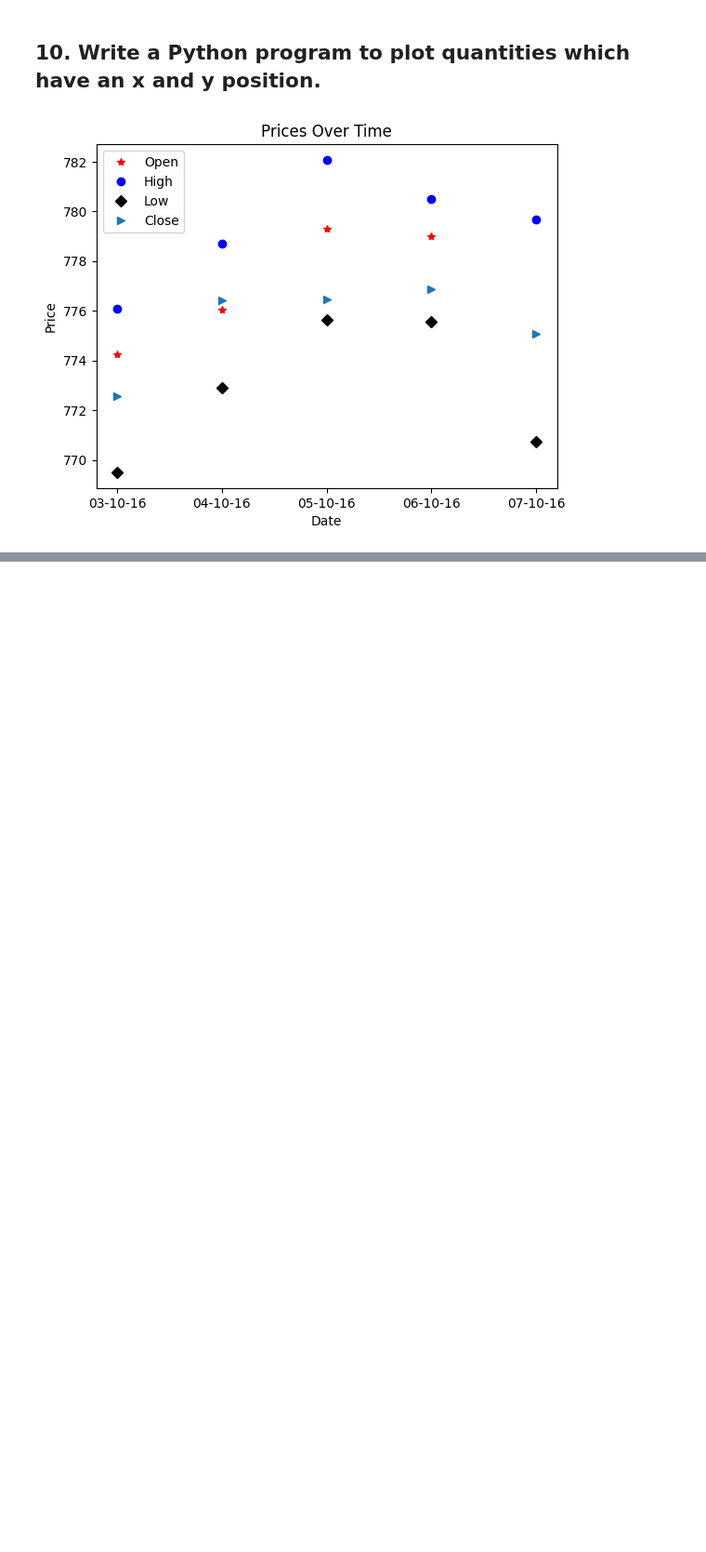
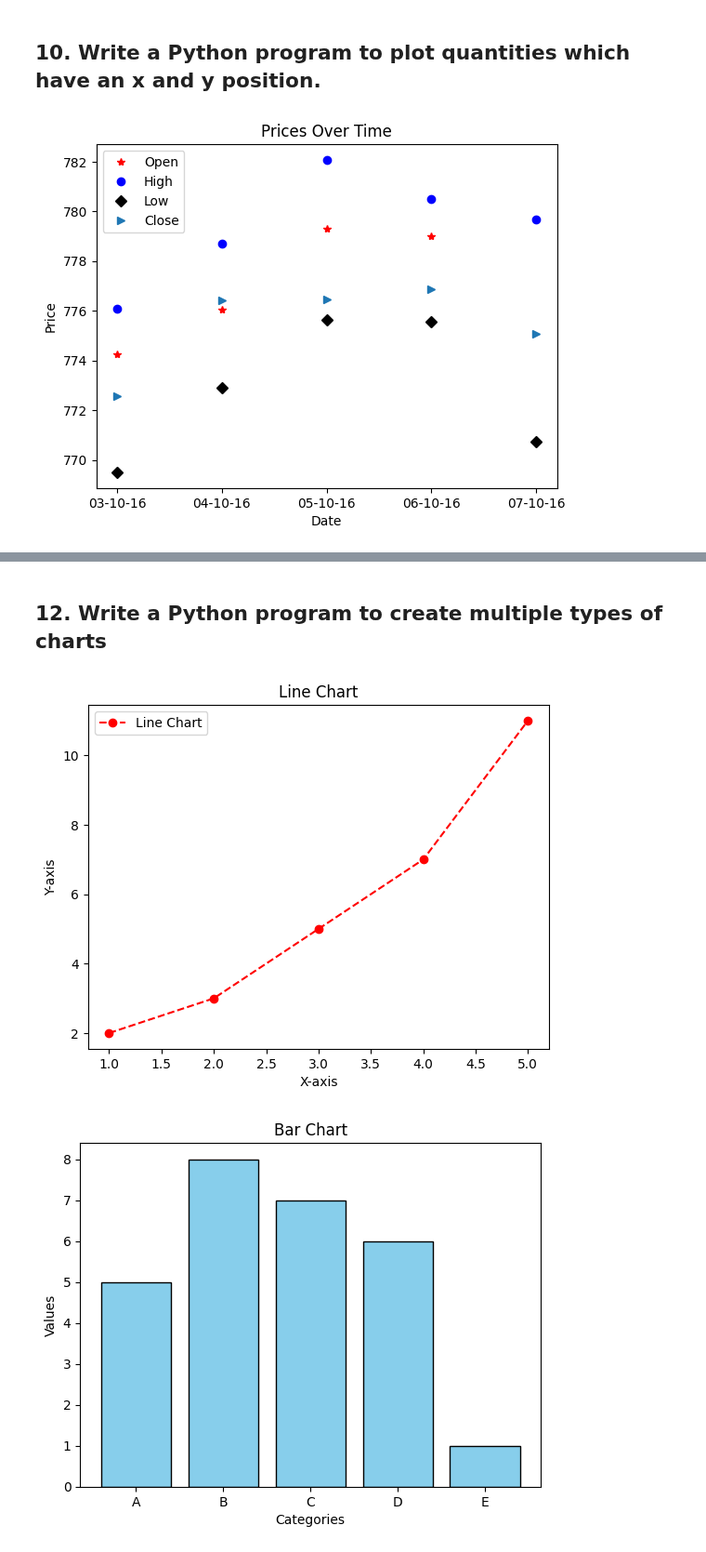
Before and after one commit to shivyelave/Python-Libraries, a Jupyter notebook: Matplotlib/matplotlib_program.ipynb, the cells around one changed output, grey strips where cells are left out. Shown at 93% size. Drawn from its saved outputs; the diff is of its cells as text; code cells hidden in the pictures; blank space fills up the shorter version.

```diff
--- a/Matplotlib/matplotlib_program.ipynb
+++ b/Matplotlib/matplotlib_program.ipynb
@@ -425,0 +470,44 @@ if __name__ == '__main__':
+# %% [markdown]
+## 12. Write a Python program to create multiple types of charts
+# %%
+import matplotlib.pyplot as plt
+import numpy as np
+
+def main():
+    # Sample data
+    x = np.arange(1, 6)
+    y = np.array([2, 3, 5, 7, 11])
+    categories = ['A', 'B', 'C', 'D', 'E']
+    values = np.random.randint(1, 10, size=5)
+    plt.show()
+
+    # Line chart
+    plt.plot(x, y, 'r--', marker='o', label='Line Chart')
+    plt.title('Line Chart')
+    plt.xlabel('X-axis')
+    plt.ylabel('Y-axis')
+    plt.legend()
+    plt.show()
+
+    # Bar chart
+    plt.bar(categories, values, color='skyblue', edgecolor='black')
+    plt.title('Bar Chart')
+    plt.xlabel('Categories')
+    plt.ylabel('Values')
+    plt.show()
+
+    # Scatter plot
+    plt.scatter(x, y, color='green', marker='x')
+    plt.title('Scatter Plot')
+    plt.xlabel('X-axis')
+    plt.ylabel('Y-axis')
+    plt.show()
+
+    # Show all plots
+    plt.show()
+
+if __name__ == '__main__':
+    main()
+# %% [output]
+[figure, added]
+[figure, added]
```
Also changed, not shown: parts of 4 cells of this notebook.
